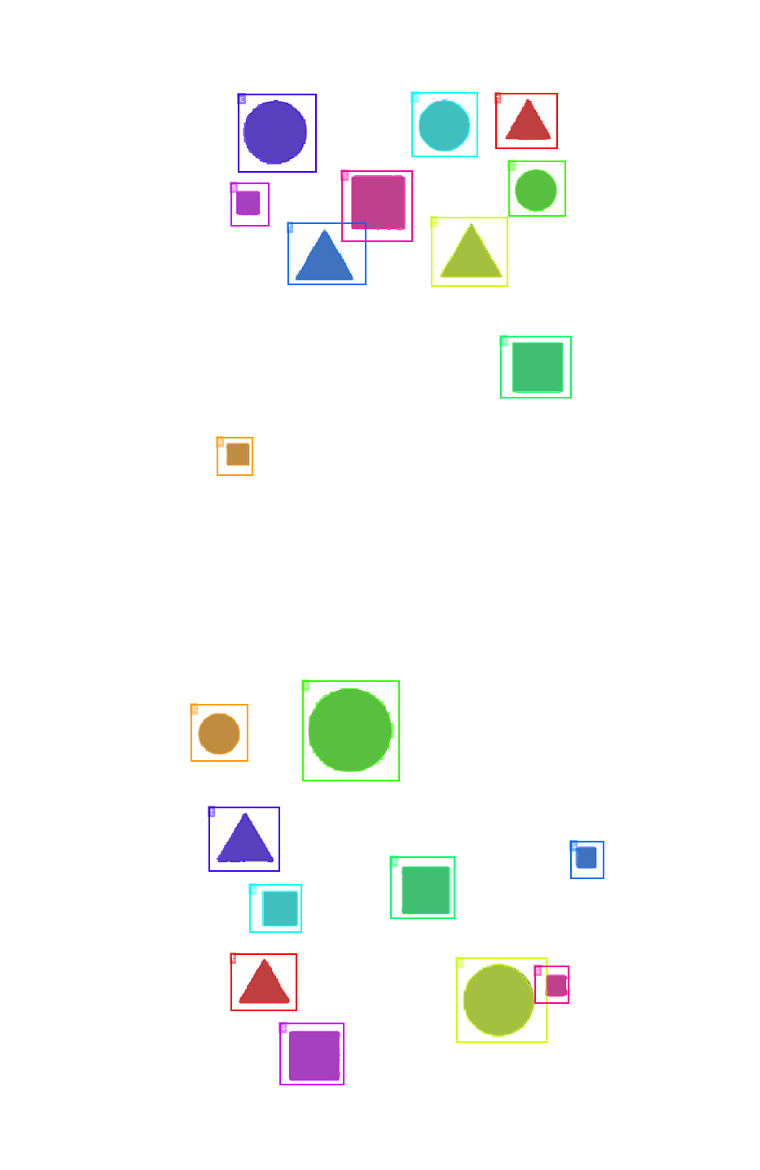
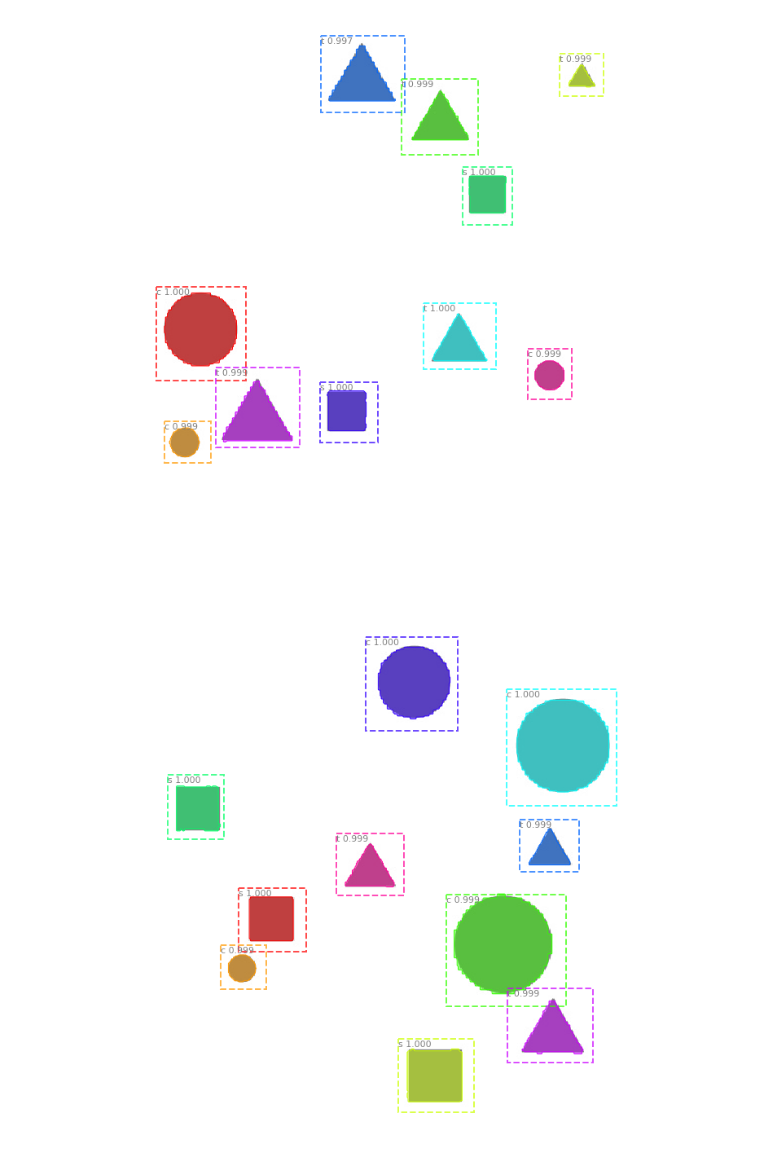
Before and after one commit to trifonova-n/mask-rcnn-pytorch, a Jupyter notebook: examples/cst-dataset/example-cst-dataset.ipynb, the cells around one changed output. Saved outputs shown, nothing was run; the diff lists cells and outputs as text; code cells hidden in the pictures.

```diff
--- a/examples/cst-dataset/example-cst-dataset.ipynb
+++ b/examples/cst-dataset/example-cst-dataset.ipynb
@@ -263,6 +263,7 @@ def test(model, loader):
     img_ids = []
     masks = []
     classes = []
+    scores = []
     shapes = []
     props = []
     bboxes = []
@@ -281,6 +282,7 @@ def test(model, loader):
                 masks.append(obj['mask_pred'].numpy())
                 bboxes.append(obj['bbox_pred'].numpy())
                 classes.append(int(obj['cls_pred']))
+                scores.append(float(obj['score']))
 
     df = pd.DataFrame()
     df['image_id'] = img_ids
@@ -289,6 +291,7 @@ def test(model, loader):
 
     if not TRAIN_RPN_ONLY:
         df['class'] = classes
+        df['score'] = scores
         df['mask'] = masks
         df['bbox'] = bboxes
 
@@ -325,9 +328,9 @@ with torch.cuda.device(GPU_NUM):
 # check predict result
 #======================
 
-from tools.visualize import draw_boxes, display_instances
+from tools.visualize import display_instances
 import numpy as np
-%matplotlib inline
+% matplotlib inline
 
 check_ids = random.sample(set(df_test['image_id']), 10)
 
@@ -340,9 +343,10 @@ for img_id in check_ids:
         draw_boxes(np.array(image), boxes=np.array(props))
     else:
         df = df_test[df_test['image_id'] == img_id]
+        classes = list(test_dataset.id_to_class[i] for i in df['class'])
         masks = list(df['mask'])
         bboxes = list(df['bbox'])
-        classes = list(test_dataset.id_to_class[i] for i in df['class'])
-        draw_boxes(np.array(image), refined_boxes=np.array(bboxes),
-                   captions=classes, masks=np.array(masks))
+        scores = list(df['score'])
+        display_instances(np.array(image), labels=classes, boxes=np.array(bboxes),
+                          masks=np.array(masks), scores=scores)
 # %% [output]
@@ -352,2 +356,2 @@ for img_id in check_ids:
-[figure, old version]
+[figure, new version]
-[figure, old version]
+[figure, new version]
```
Also changed, not shown: parts of 2 cells of this notebook, 5 other files.
